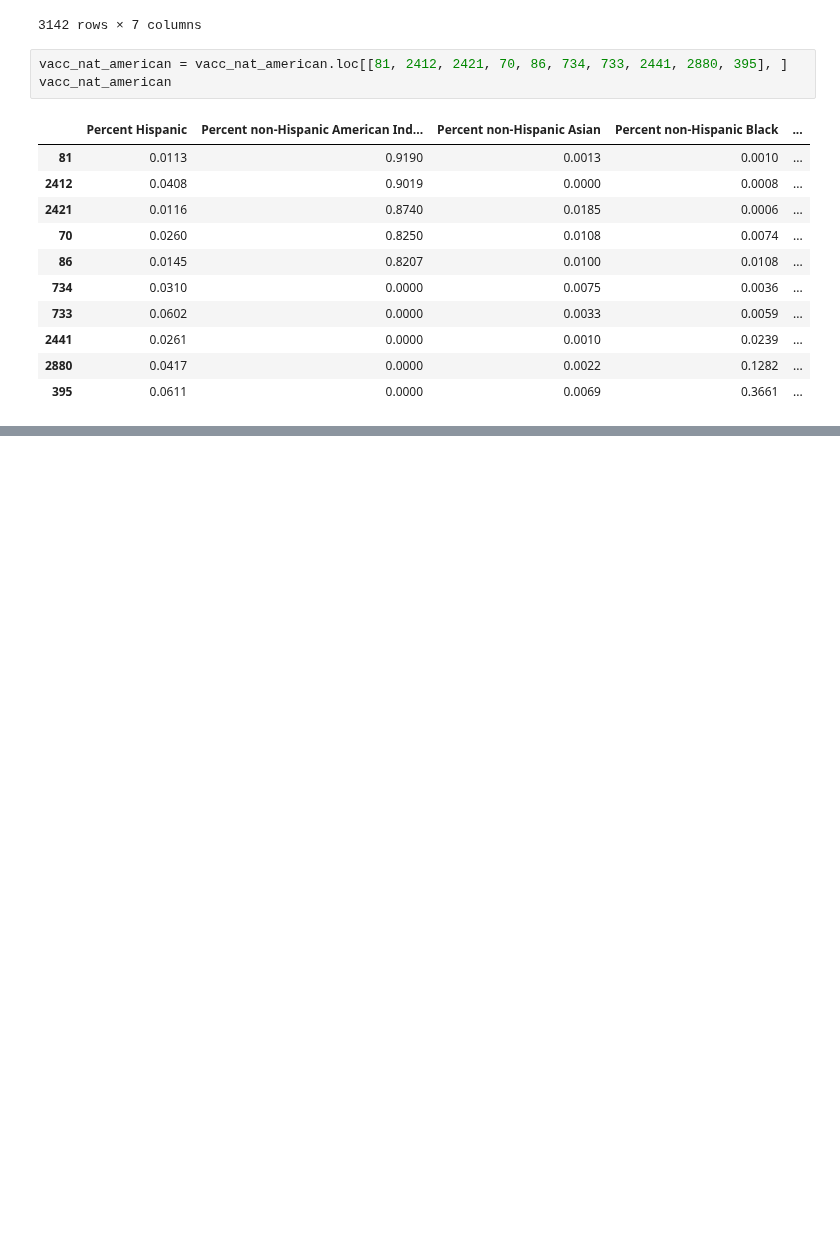
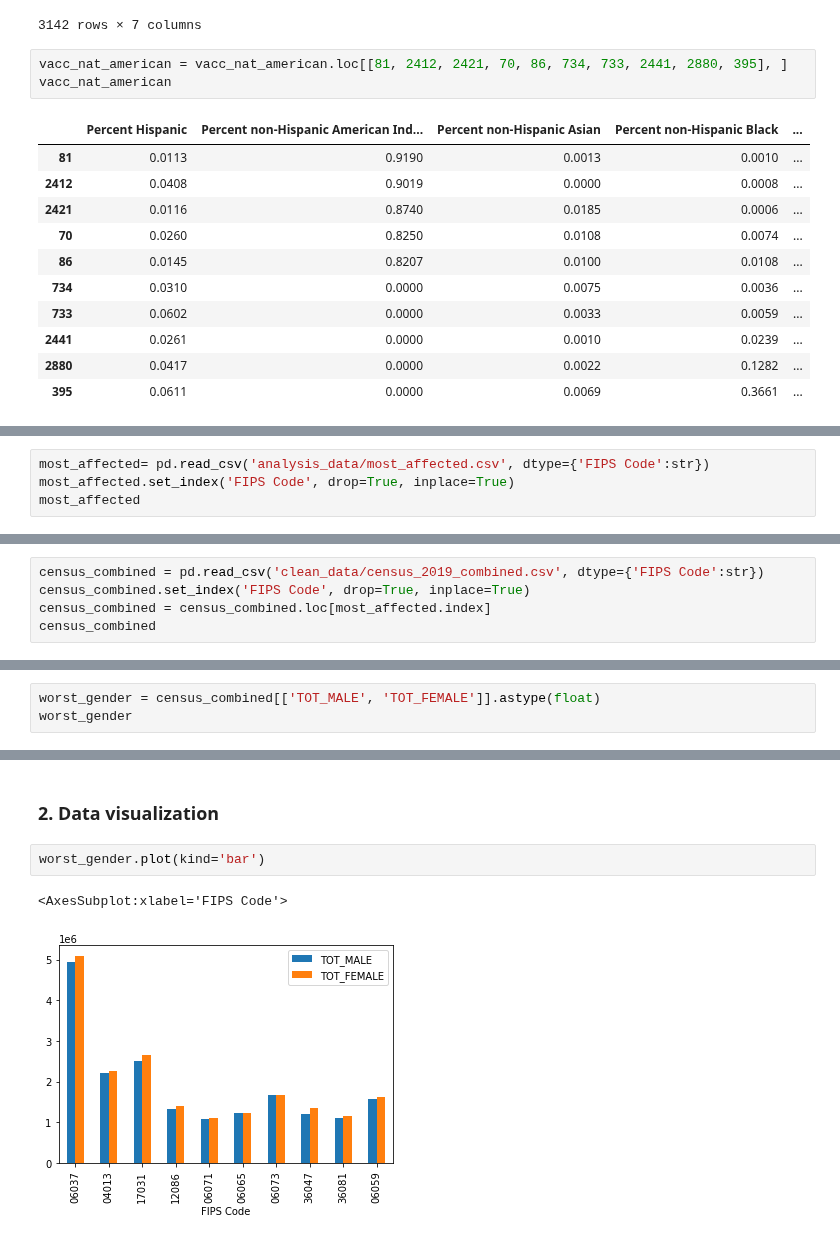
Before and after one commit to mgeffroy/P1-US-COVID-19-Vaccination-Campaign, a Jupyter notebook: Gender, Age and Ethnicity.ipynb, the cells around one changed output, grey strips where cells are left out. Cells and saved outputs as stored; diff of their text form; blank space fills up the shorter version.

Commit message:
Demography bar graph

```diff
--- a/Gender, Age and Ethnicity.ipynb
+++ b/Gender, Age and Ethnicity.ipynb
@@ -109,0 +275,4 @@ vacc_nat_american
+# %%
+most_affected= pd.read_csv('analysis_data/most_affected.csv', dtype={'FIPS Code':str})
+most_affected.set_index('FIPS Code', drop=True, inplace=True)
+most_affected
@@ -109,0 +292,5 @@ vacc_nat_american
+# %%
+census_combined = pd.read_csv('clean_data/census_2019_combined.csv', dtype={'FIPS Code':str})
+census_combined.set_index('FIPS Code', drop=True, inplace=True)
+census_combined = census_combined.loc[most_affected.index]
+census_combined
@@ -109,0 +310,3 @@ vacc_nat_american
+# %%
+worst_gender = census_combined[['TOT_MALE', 'TOT_FEMALE']].astype(float)
+worst_gender
@@ -109,0 +361,7 @@ vacc_nat_american
+# %% [markdown]
+### 2. Data visualization
+# %%
+worst_gender.plot(kind='bar')
+# %% [output]
+<AxesSubplot:xlabel='FIPS Code'>
+[figure, added]
```
Also changed, not shown: parts of 27 cells of this notebook, 3 other files.
